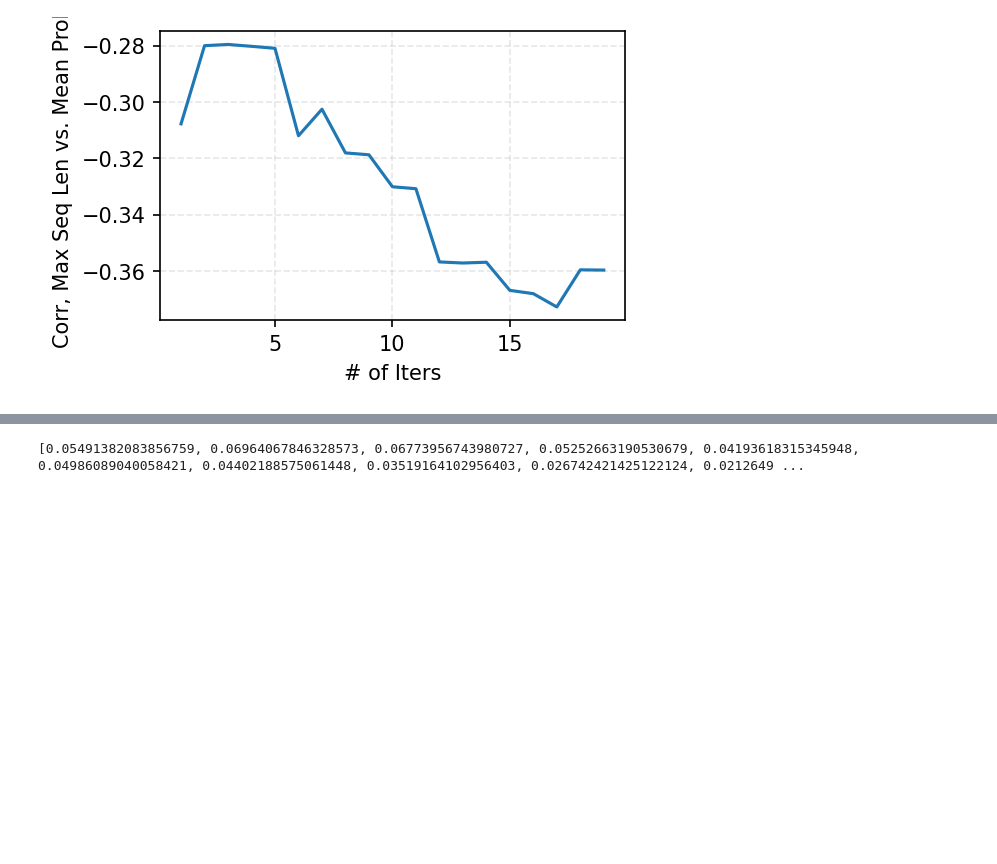
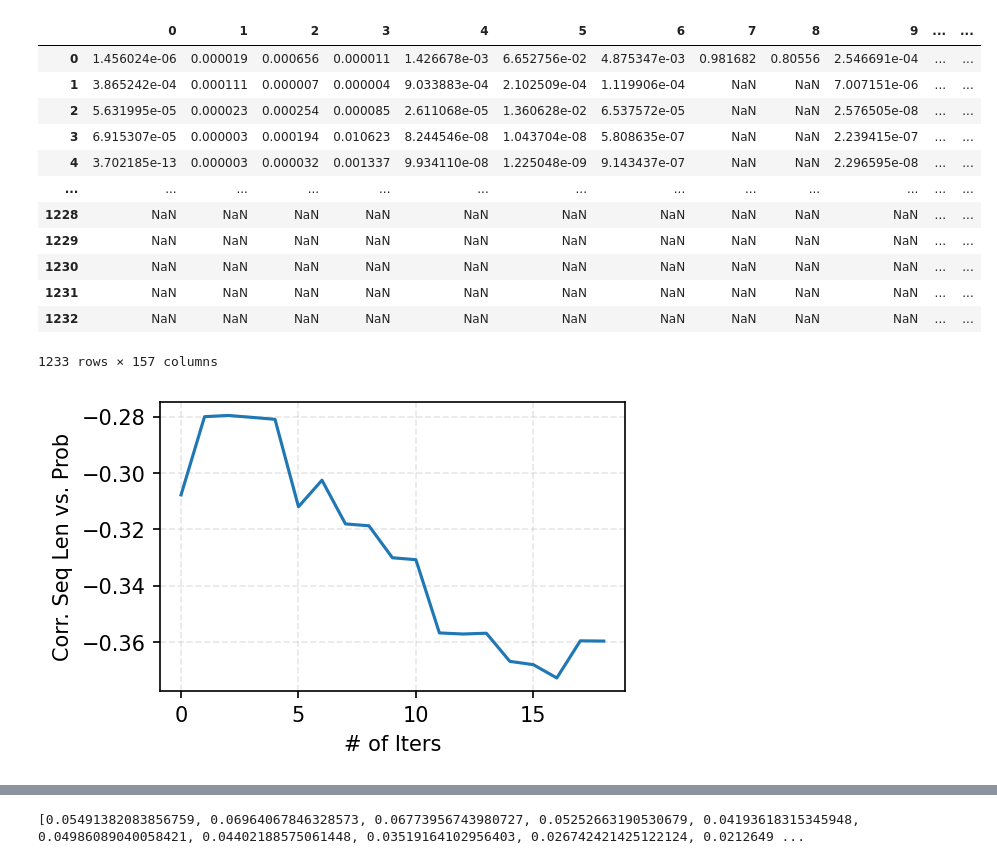
Before and after one commit to chengzhi-lu/vllm, a Jupyter notebook: examples/analysis/data/eos_pos_analysis.ipynb, the cells around one changed output, grey strips where cells are left out. Cells and saved outputs as stored; diff of their text form; code cells hidden in the pictures; blank space fills up the shorter version.

```diff
--- a/examples/analysis/data/eos_pos_analysis.ipynb
+++ b/examples/analysis/data/eos_pos_analysis.ipynb
@@ -15,3 +25,19 @@ df_prob = pd.DataFrame(eos_probabilities).T
+# %%
+df_prob
+# %% [output]
+|  | 0 | 1 | 2 | 3 | 4 | 5 | 6 | 7 | 8 | 9 | ... | ... |
+| 0 | 1.456024e-06 | 0.000019 | 0.000656 | 0.000011 | 1.426678e-03 | 6.652756e-02 | 4.875347e-03 | 0.981682 | 0.80556 | 2.546691e-04 | ... | ... |
+| 1 | 3.865242e-04 | 0.000111 | 0.000007 | 0.000004 | 9.033883e-04 | 2.102509e-04 | 1.119906e-04 | NaN | NaN | 7.007151e-06 | ... | ... |
+| 2 | 5.631995e-05 | 0.000023 | 0.000254 | 0.000085 | 2.611068e-05 | 1.360628e-02 | 6.537572e-05 | NaN | NaN | 2.576505e-08 | ... | ... |
+| 3 | 6.915307e-05 | 0.000003 | 0.000194 | 0.010623 | 8.244546e-08 | 1.043704e-08 | 5.808635e-07 | NaN | NaN | 2.239415e-07 | ... | ... |
+| 4 | 3.702185e-13 | 0.000003 | 0.000032 | 0.001337 | 9.934110e-08 | 1.225048e-09 | 9.143437e-07 | NaN | NaN | 2.296595e-08 | ... | ... |
+| ... | ... | ... | ... | ... | ... | ... | ... | ... | ... | ... | ... | ... |
+| 1228 | NaN | NaN | NaN | NaN | NaN | NaN | NaN | NaN | NaN | NaN | ... | ... |
+| 1229 | NaN | NaN | NaN | NaN | NaN | NaN | NaN | NaN | NaN | NaN | ... | ... |
+| 1230 | NaN | NaN | NaN | NaN | NaN | NaN | NaN | NaN | NaN | NaN | ... | ... |
+| 1231 | NaN | NaN | NaN | NaN | NaN | NaN | NaN | NaN | NaN | NaN | ... | ... |
+| 1232 | NaN | NaN | NaN | NaN | NaN | NaN | NaN | NaN | NaN | NaN | ... | ... |
+1233 rows × 157 columns
 # %%
 corrs = []
 ratio = []
@@ -26,13 +52,13 @@ for i in range(1, 20):
 
 
 plt.figure(figsize=(4, 2.5), dpi=150)
-plt.plot(range(1, 20), corrs)
+sns.lineplot(corrs)
 plt.xlabel("# of Iters")
-plt.ylabel("Corr, Max Seq Len vs. Mean Prob")
+plt.ylabel("Corr. Seq Len vs. Prob")
 plt.grid(alpha=0.3, linestyle="--")
 # plt.savefig("fig/eos_corr.pdf")
 # %% [output]
-[figure, old version]
+[figure, new version]
 # %%
 count_prob = df_prob.describe().T[["count", "mean"]]
 count_prob['count']=count_prob['count']//10*10
```
Also changed, not shown: parts of 3 cells of this notebook, 10 other files.
